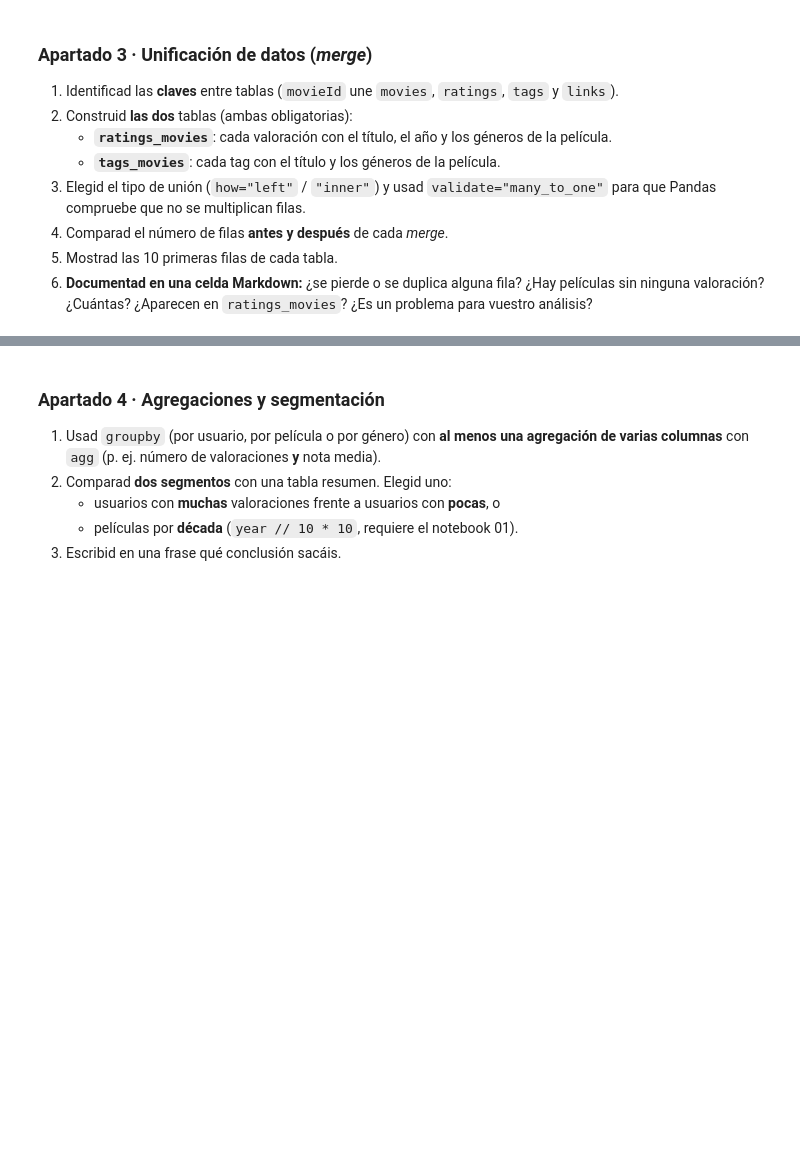
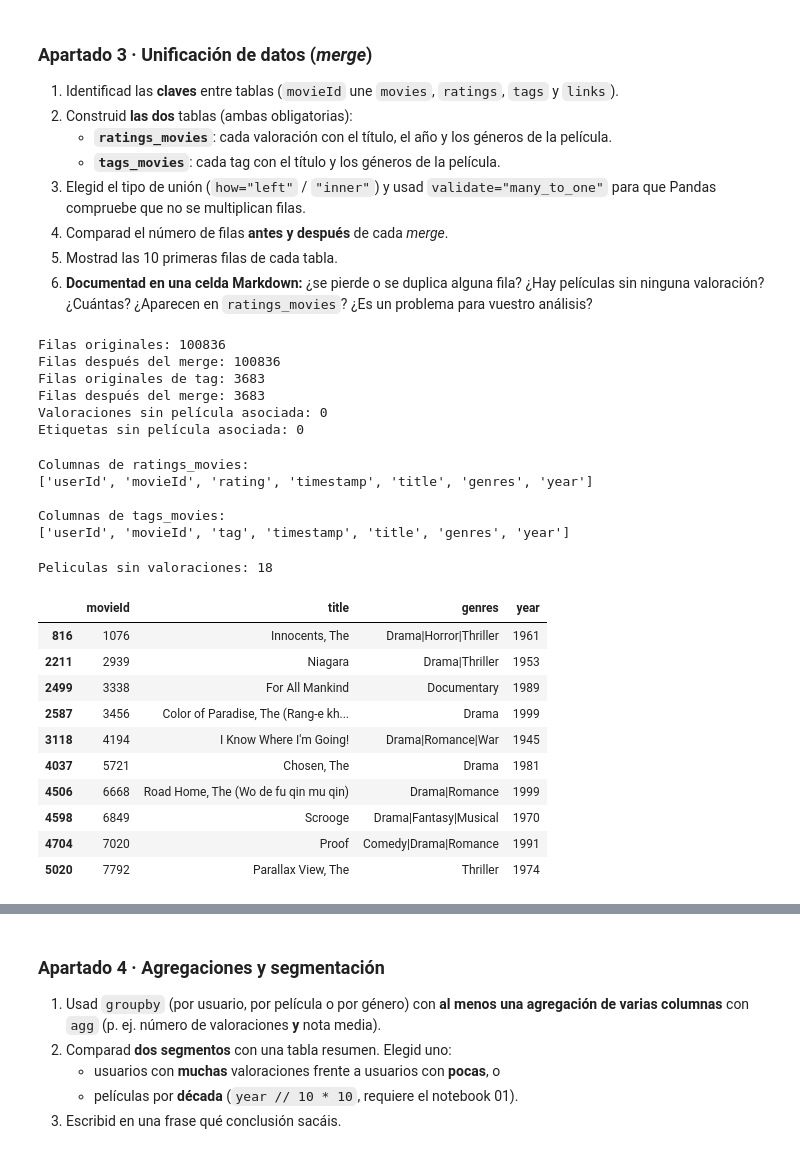
Before and after one commit to txabeRito/tc-catalogo-peliculas, a Jupyter notebook: 02_analisis.ipynb, the cells around one changed output, grey strips where cells are left out. Saved outputs shown, nothing was run; the diff lists cells and outputs as text; code cells hidden in the pictures; blank space fills up the shorter version.

```diff
--- a/02_analisis.ipynb
+++ b/02_analisis.ipynb
@@ -45,6 +67,77 @@ print(movies.shape, ratings.shape, tags.shape)
 6. **Documentad en una celda Markdown:** ¿se pierde o se duplica alguna fila? ¿Hay películas sin ninguna valoración? ¿Cuántas? ¿Aparecen en `ratings_movies`? ¿Es un problema para vuestro análisis?
 # %%
 # --- Apartado 3: Merge ---
+
+ratings_movies = pd.merge(
+    ratings,
+    movies,
+    on= "movieId",
+    how= "left",
+    validate= "many_to_one"
+
+)
+print("Filas originales:", len(ratings))
+print("Filas después del merge:", len(ratings_movies))
+
+
+ratings_movies.head(10)
+
+tags_movies= pd.merge(
+    tags,
+    movies,
+    on= "movieId",
+    how="left",
+    validate= "many_to_one"
+
+)
+
+print("Filas originales de tag:", len(tags))
+print("Filas después del merge:", len(tags_movies))
+
+tags_movies.head(10)
+
+print("Valoraciones sin película asociada:",
+      ratings_movies["title"].isna().sum())
+
+print("Etiquetas sin película asociada:",
+      tags_movies["title"].isna().sum())
+# %% [output]
+Filas originales: 100836
+Filas después del merge: 100836
+Filas originales de tag: 3683
+Filas después del merge: 3683
+Valoraciones sin película asociada: 0
+Etiquetas sin película asociada: 0
+# %%
+print("Columnas de ratings_movies:")
+print(ratings_movies.columns.tolist())
+
+print("\nColumnas de tags_movies:")
+print(tags_movies.columns.tolist())
+# %% [output]
+Columnas de ratings_movies:
+['userId', 'movieId', 'rating', 'timestamp', 'title', 'genres', 'year']
+
+Columnas de tags_movies:
+['userId', 'movieId', 'tag', 'timestamp', 'title', 'genres', 'year']
+# %%
+peliculas_sin_ratings = movies[~movies["movieId"].isin(ratings["movieId"])]
+
+print("Peliculas sin valoraciones:", len(peliculas_sin_ratings))
+peliculas_sin_ratings.head(10)
+# %% [output]
+Peliculas sin valoraciones: 18
+|  | movieId | title | genres | year |
+| 816 | 1076 | Innocents, The | Drama|Horror|Thriller | 1961 |
+| 2211 | 2939 | Niagara | Drama|Thriller | 1953 |
+| 2499 | 3338 | For All Mankind | Documentary | 1989 |
+| 2587 | 3456 | Color of Paradise, The (Rang-e kh... | Drama | 1999 |
+| 3118 | 4194 | I Know Where I'm Going! | Drama|Romance|War | 1945 |
+| 4037 | 5721 | Chosen, The | Drama | 1981 |
+| 4506 | 6668 | Road Home, The (Wo de fu qin mu qin) | Drama|Romance | 1999 |
+| 4598 | 6849 | Scrooge | Drama|Fantasy|Musical | 1970 |
+| 4704 | 7020 | Proof | Comedy|Drama|Romance | 1991 |
+| 5020 | 7792 | Parallax View, The | Thriller | 1974 |
 # %% [markdown]
 **Documentación del merge** (escribid aquí vuestras conclusiones):
 
```
Also changed, not shown: parts of 9 cells of this notebook.
